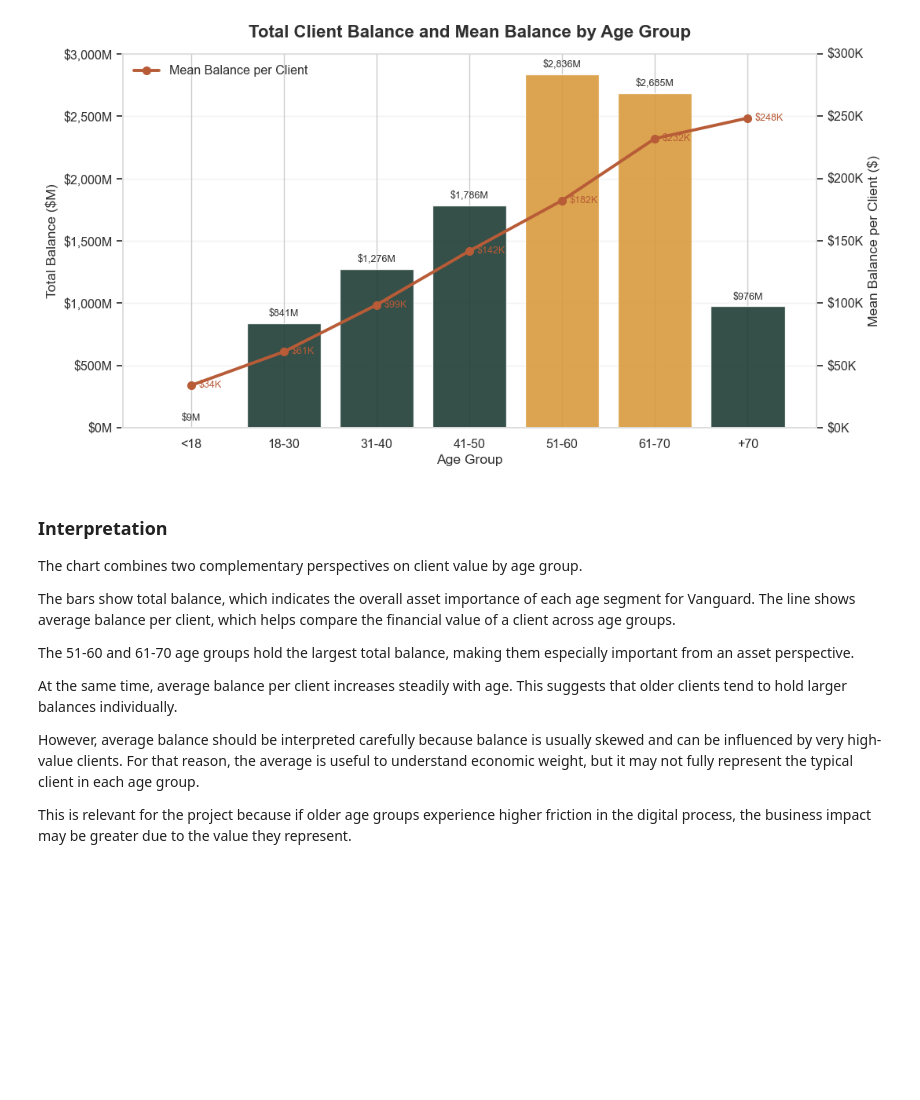
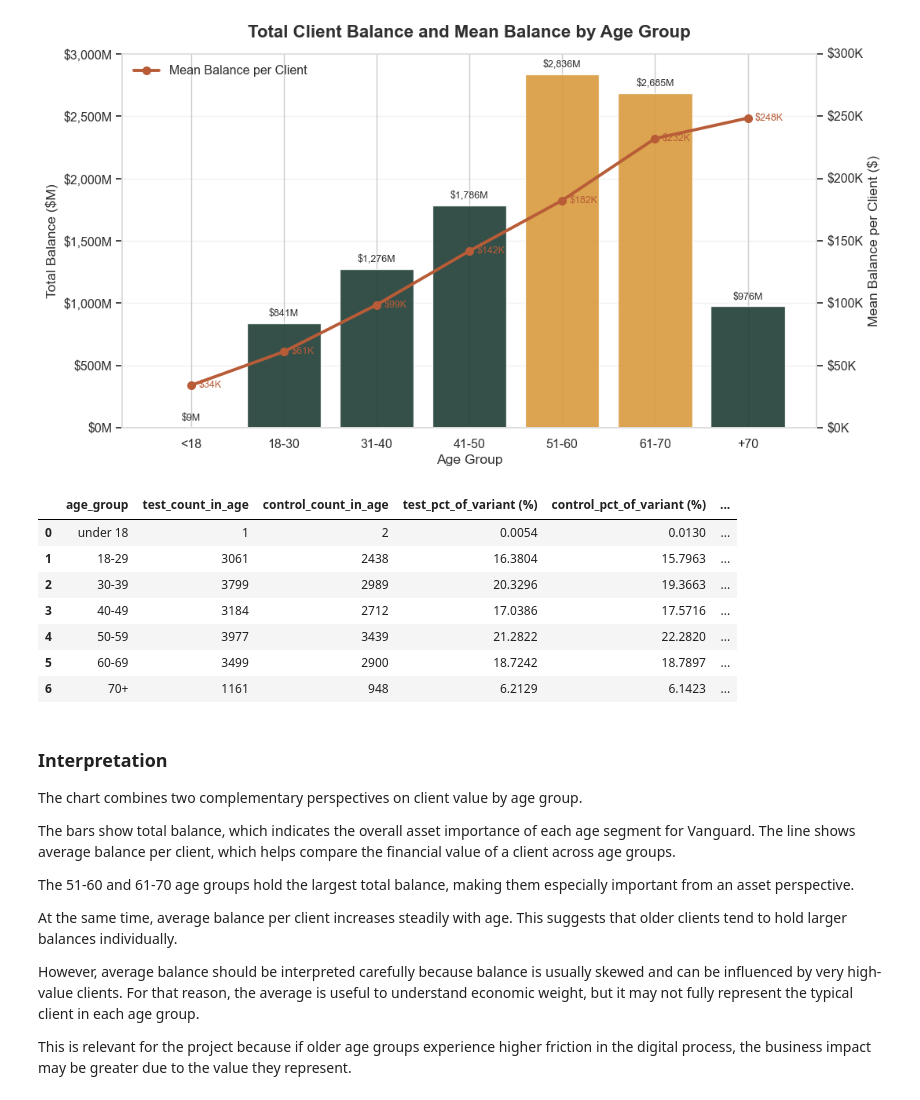
Before and after one commit to bloodnickel/Project_Vanguard_AB_Test_Analysis, a Jupyter notebook: 2_Python_Notebook/Johannes.ipynb, the cells around one changed output. Saved outputs shown, nothing was run; the diff lists cells and outputs as text; code cells hidden in the pictures; blank space fills up the shorter version.

```diff
--- a/2_Python_Notebook/Johannes.ipynb
+++ b/2_Python_Notebook/Johannes.ipynb
@@ -1326,0 +1329,86 @@ plt.show()
+# %%
+import pandas as pd
+import numpy as np
+from statsmodels.stats.proportion import proportions_ztest
+from pathlib import Path
+
+pD = Path("..") / "1.2_Merged_Files_For_EDA" / "session_big_df.csv"
+dfD = pd.read_csv(pD, sep=",", encoding="utf-8", engine="python")
+
+dfD['incomplete_flag'] = dfD['incomplete_flag'].astype(str).str.strip().str.lower().map({
+    'true': True, 'false': False, '1': True, '0': False, 't': True, 'f': False
+})
+dfD = dfD[dfD['incomplete_flag'] == False]
+dfD = dfD.drop_duplicates(subset=['client_id'])
+
+dfD['variation'] = dfD['variation'].astype(str).fillna('').str.strip().str.lower()
+mapping = {}
+for v in dfD['variation'].unique():
+    if v in ('test','t','experiment','var_test','variant_test'):
+        mapping[v] = 'test'
+    elif v in ('control','c','baseline','var_control','variant_control'):
+        mapping[v] = 'control'
+    else:
+        mapping[v] = v
+dfD['variation'] = dfD['variation'].map(mapping)
+
+variants = set([v for v in dfD['variation'].unique() if v not in ('', 'nan', 'none', None)])
+if not {'test','control'}.issubset(variants):
+    raise ValueError(f"After mapping, expected 'test' and 'control'. Found: {sorted(list(variants))}")
+
+bins = [0, 17, 29, 39, 49, 59, 69, 200]
+labels = ['under 18', '18-29', '30-39', '40-49', '50-59', '60-69', '70+']
+dfD['client_age'] = pd.to_numeric(dfD['client_age'], errors='coerce')
+dfD['age_group'] = pd.cut(dfD['client_age'], bins=bins, labels=labels, right=True)
+dfD['age_group'] = pd.Categorical(dfD['age_group'], categories=labels, ordered=True)
+
+variant_totals = dfD.groupby('variation')['client_id'].nunique().to_dict()
+total_test = int(variant_totals.get('test', 0))
+total_control = int(variant_totals.get('control', 0))
+
+counts = dfD.groupby(['age_group', 'variation'])['client_id'].nunique().unstack(fill_value=0)
+for col in ['test', 'control']:
+    if col not in counts.columns:
+        counts[col] = 0
+counts = counts.reindex(labels).fillna(0)[['test','control']]
+
+results = []
+alpha = 0.05
+for ag in labels:
+    count_test_age = int(counts.loc[ag, 'test'])
+    count_control_age = int(counts.loc[ag, 'control'])
+    test_pct = (count_test_age / total_test * 100) if total_test > 0 else np.nan
+    control_pct = (count_control_age / total_control * 100) if total_control > 0 else np.nan
+    if total_test == 0 or total_control == 0:
+        p_value = np.nan
+        consistency = 'insufficient'
+    else:
+        counts_array = np.array([count_test_age, count_control_age])
+        nobs = np.array([total_test, total_control])
+        try:
+            stat, p_value = proportions_ztest(counts_array, nobs)
+            consistency = 'yes' if p_value > alpha else 'no'
+        except Exception:
+            p_value = np.nan
+            consistency = 'error'
+    results.append({
+        'age_group': ag,
+        'test_count_in_age': count_test_age,
+        'control_count_in_age': count_control_age,
+        'test_pct_of_variant (%)': round(test_pct, 4) if not np.isnan(test_pct) else np.nan,
+        'control_pct_of_variant (%)': round(control_pct, 4) if not np.isnan(control_pct) else np.nan,
+        'p_value': p_value,
+        'Consistency': consistency
+    })
+
+out_df = pd.DataFrame(results)
+display(out_df)
+# %% [output]
+|  | age_group | test_count_in_age | control_count_in_age | test_pct_of_variant (%) | control_pct_of_variant (%) | ... |
+| 0 | under 18 | 1 | 2 | 0.0054 | 0.0130 | ... |
+| 1 | 18-29 | 3061 | 2438 | 16.3804 | 15.7963 | ... |
+| 2 | 30-39 | 3799 | 2989 | 20.3296 | 19.3663 | ... |
+| 3 | 40-49 | 3184 | 2712 | 17.0386 | 17.5716 | ... |
+| 4 | 50-59 | 3977 | 3439 | 21.2822 | 22.2820 | ... |
+| 5 | 60-69 | 3499 | 2900 | 18.7242 | 18.7897 | ... |
+| 6 | 70+ | 1161 | 948 | 6.2129 | 6.1423 | ... |
```
Also changed, not shown: parts of 17 cells of this notebook.
